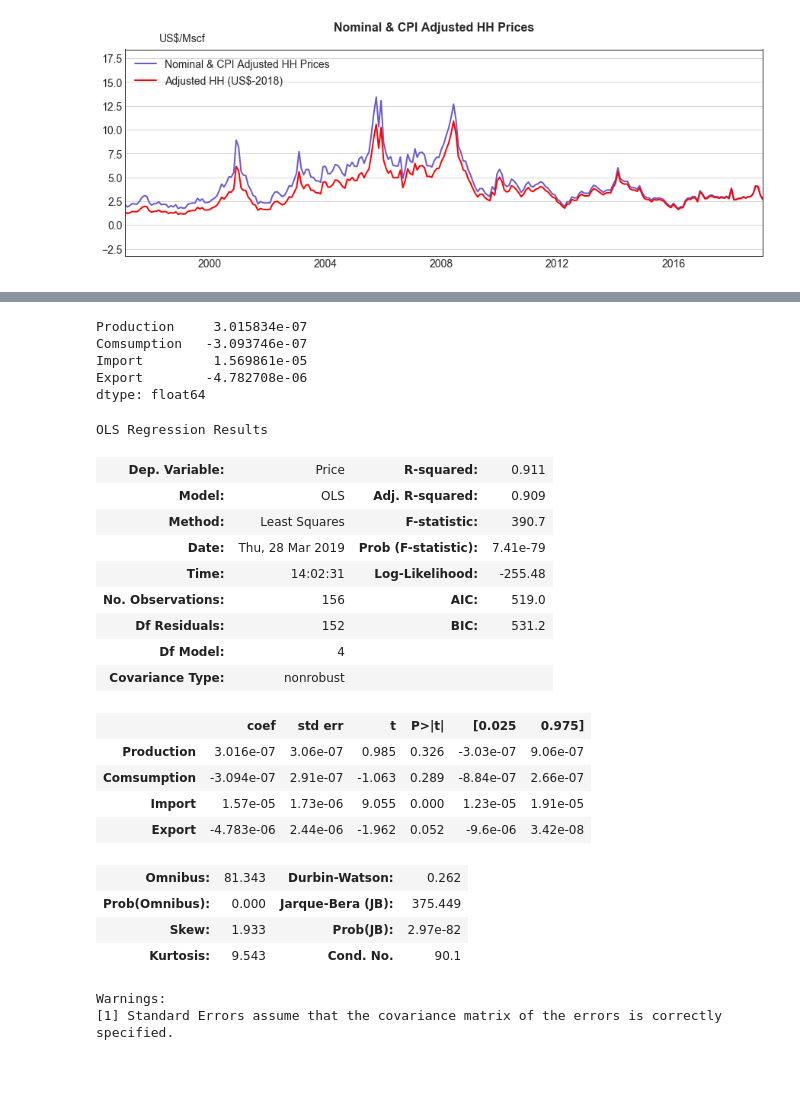
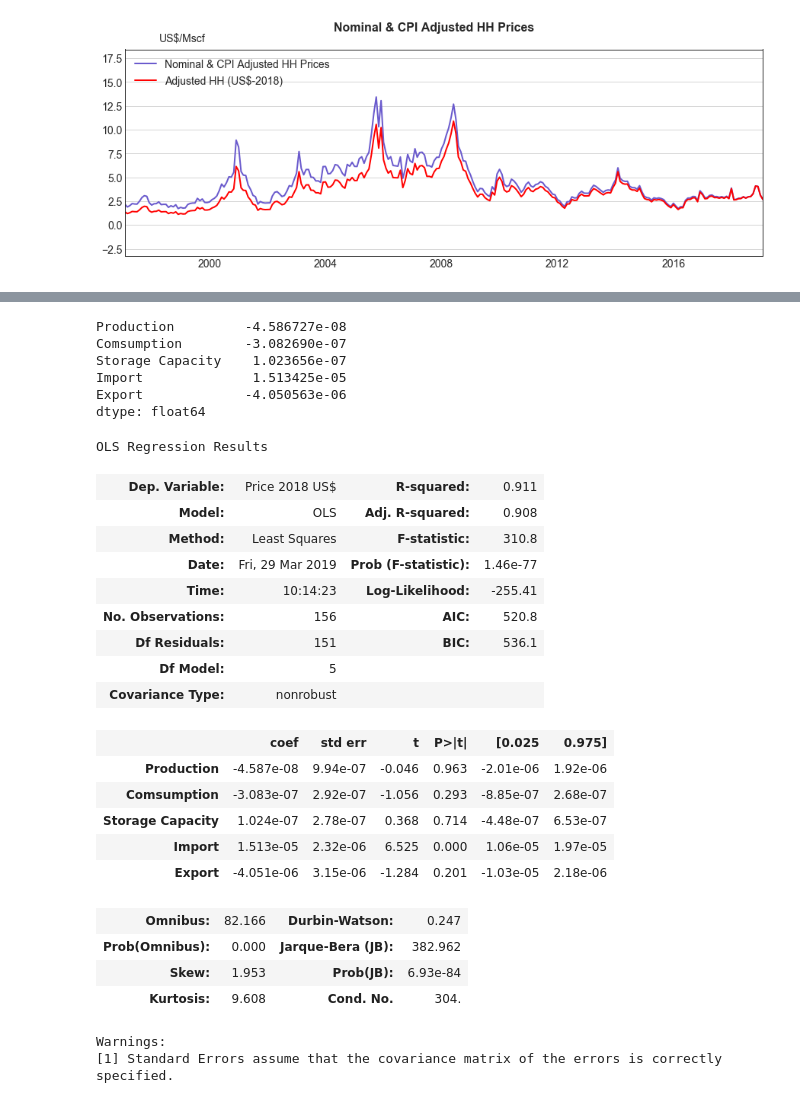
Before and after one commit to velmavasquez/Natural-Gas-Project, a Jupyter notebook: notebooks/Wilson-Data Analysis.ipynb, the cells around one changed output, grey strips where cells are left out. Saved outputs shown, nothing was run; the diff lists cells and outputs as text; code cells hidden in the pictures; blank space fills up the shorter version.

```diff
--- a/notebooks/Wilson-Data Analysis.ipynb
+++ b/notebooks/Wilson-Data Analysis.ipynb
@@ -199,12 +199,12 @@ for i in range(0,len(x_prod),1):
         y_price.append(HH_Price_Upd)
 
 dict_data = {
-    "Price": y_price,
+    "Price 2018 US$": y_price,
     "Production": y_prod,
+    "Comsumption": y_com,
+    "Storage Capacity": y_stocap,
     "Import": y_imp,
-    "Export": y_exp,
-    "Storage Capacity": y_stocap,
-    "Comsumption": y_com,
+    "Export": y_exp
     #"Widrawals": y_wit,
     #"Working Gas": y_wg
 }
@@ -239,35 +249,37 @@ plt.show()
 # %%
-model = sm.OLS(df_data["Price"], df_data[["Production","Comsumption","Import","Export"]]).fit()
+model = sm.OLS(df_data["Price 2018 US$"], df_data[["Production","Comsumption","Storage Capacity","Import","Export"]]).fit()
 R2 = model.rsquared
 pp = model.pvalues
 print(model.params)
 R2 = model.rsquared
 pp = model.pvalues
 model.summary()
 # %% [output]
-Production     3.015834e-07
-Comsumption   -3.093746e-07
-Import         1.569861e-05
-Export        -4.782708e-06
+Production         -4.586727e-08
+Comsumption        -3.082690e-07
+Storage Capacity    1.023656e-07
+Import              1.513425e-05
+Export             -4.050563e-06
 dtype: float64
 OLS Regression Results
-| Dep. Variable: | Price | R-squared: | 0.911 |
-| Model: | OLS | Adj. R-squared: | 0.909 |
-| Method: | Least Squares | F-statistic: | 390.7 |
-| Date: | Thu, 28 Mar 2019 | Prob (F-statistic): | 7.41e-79 |
-| Time: | 14:02:31 | Log-Likelihood: | -255.48 |
-| No. Observations: | 156 | AIC: | 519.0 |
-| Df Residuals: | 152 | BIC: | 531.2 |
-| Df Model: | 4 |  |  |
+| Dep. Variable: | Price 2018 US$ | R-squared: | 0.911 |
+| Model: | OLS | Adj. R-squared: | 0.908 |
+| Method: | Least Squares | F-statistic: | 310.8 |
+| Date: | Fri, 29 Mar 2019 | Prob (F-statistic): | 1.46e-77 |
+| Time: | 10:14:23 | Log-Likelihood: | -255.41 |
+| No. Observations: | 156 | AIC: | 520.8 |
+| Df Residuals: | 151 | BIC: | 536.1 |
+| Df Model: | 5 |  |  |
 | Covariance Type: | nonrobust |  |  |
 |  | coef | std err | t | P>|t| | [0.025 | 0.975] |
-| Production | 3.016e-07 | 3.06e-07 | 0.985 | 0.326 | -3.03e-07 | 9.06e-07 |
-| Comsumption | -3.094e-07 | 2.91e-07 | -1.063 | 0.289 | -8.84e-07 | 2.66e-07 |
-| Import | 1.57e-05 | 1.73e-06 | 9.055 | 0.000 | 1.23e-05 | 1.91e-05 |
-| Export | -4.783e-06 | 2.44e-06 | -1.962 | 0.052 | -9.6e-06 | 3.42e-08 |
+| Production | -4.587e-08 | 9.94e-07 | -0.046 | 0.963 | -2.01e-06 | 1.92e-06 |
+| Comsumption | -3.083e-07 | 2.92e-07 | -1.056 | 0.293 | -8.85e-07 | 2.68e-07 |
+| Storage Capacity | 1.024e-07 | 2.78e-07 | 0.368 | 0.714 | -4.48e-07 | 6.53e-07 |
+| Import | 1.513e-05 | 2.32e-06 | 6.525 | 0.000 | 1.06e-05 | 1.97e-05 |
+| Export | -4.051e-06 | 3.15e-06 | -1.284 | 0.201 | -1.03e-05 | 2.18e-06 |
-| Omnibus: | 81.343 | Durbin-Watson: | 0.262 |
-| Prob(Omnibus): | 0.000 | Jarque-Bera (JB): | 375.449 |
-| Skew: | 1.933 | Prob(JB): | 2.97e-82 |
-| Kurtosis: | 9.543 | Cond. No. | 90.1 |
+| Omnibus: | 82.166 | Durbin-Watson: | 0.247 |
+| Prob(Omnibus): | 0.000 | Jarque-Bera (JB): | 382.962 |
+| Skew: | 1.953 | Prob(JB): | 6.93e-84 |
+| Kurtosis: | 9.608 | Cond. No. | 304. |
 Warnings:
 [1] Standard Errors assume that the covariance matrix of the errors is correctly specified.
```
Also changed, not shown: parts of 10 cells of this notebook, 3 other files.
